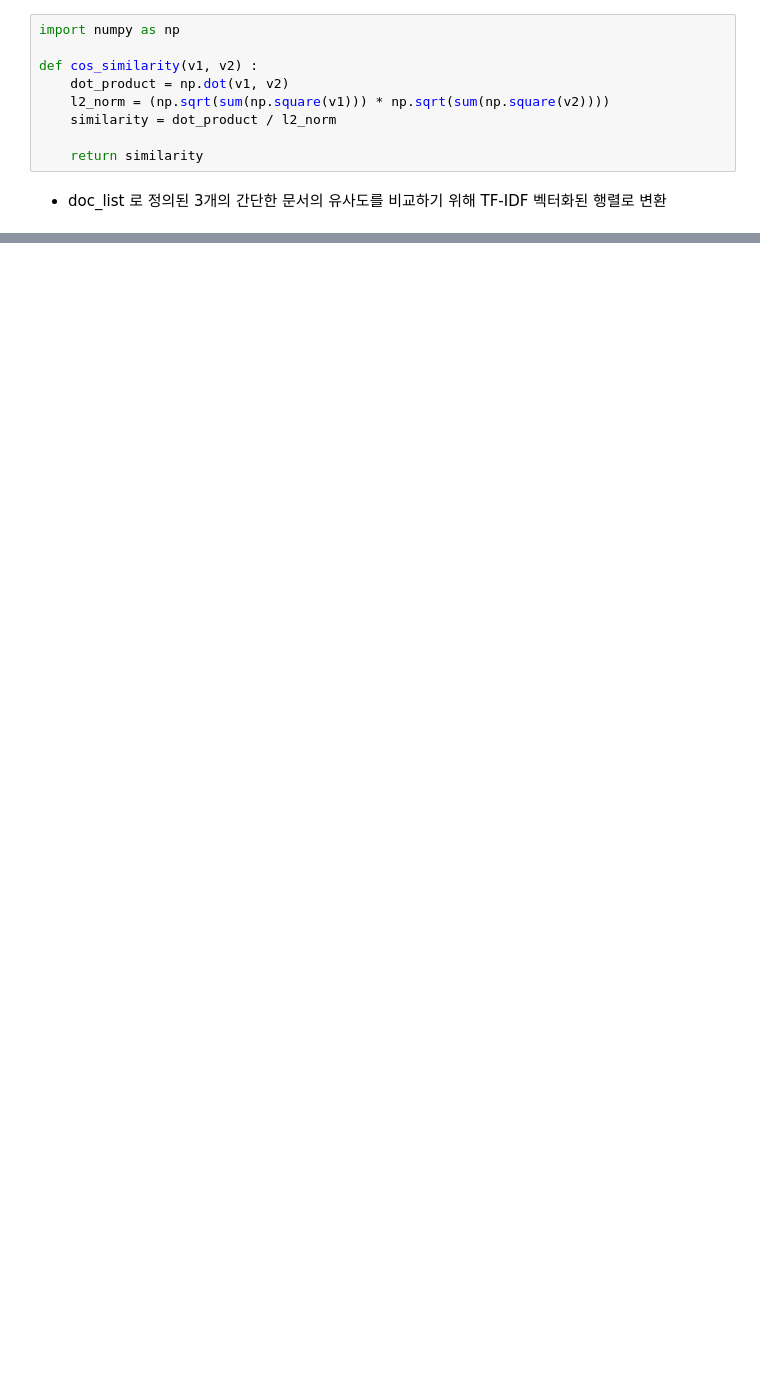
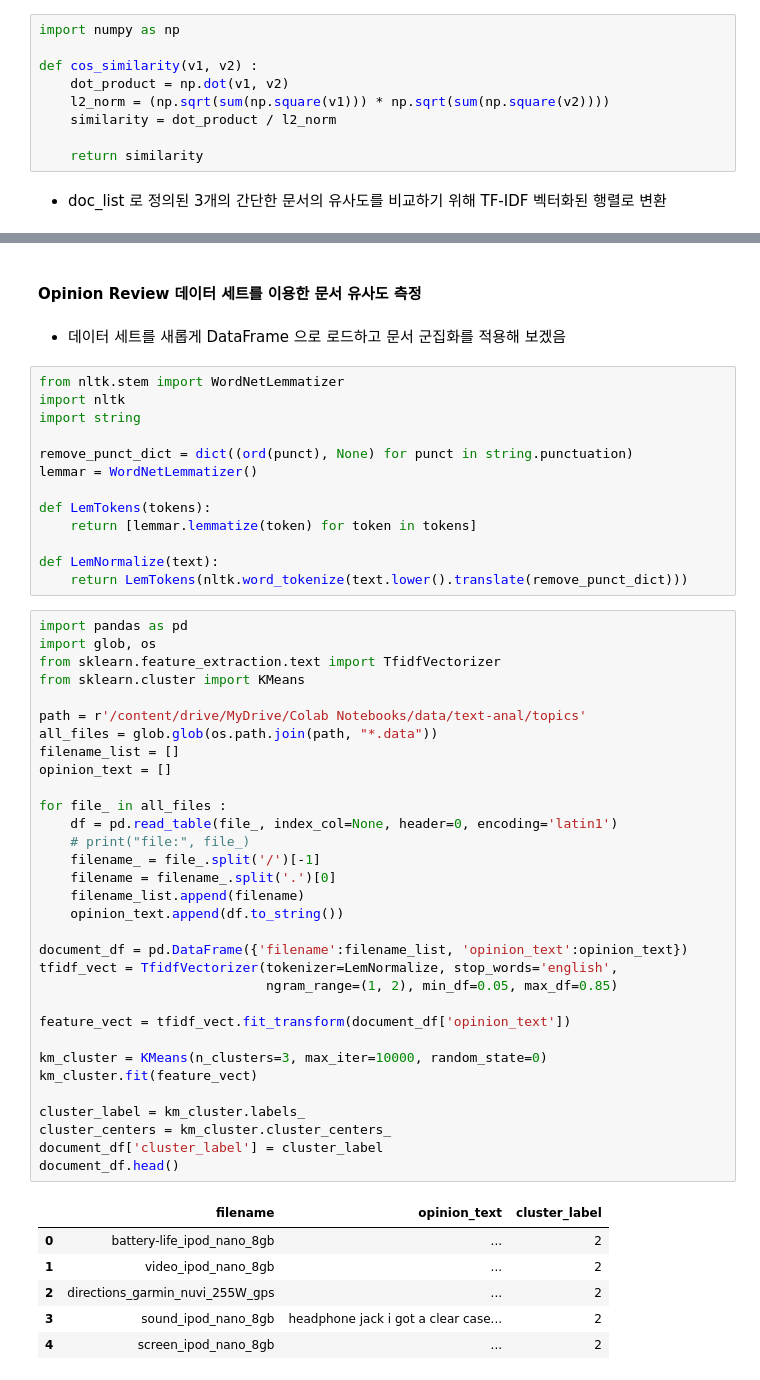
Before and after one commit to johyunkang/python-ml-guide, a Jupyter notebook: python_ml_perfect_guide_08_TextAnal_08문서유사도.ipynb, the cells around one changed output, grey strips where cells are left out. Cells and saved outputs as stored; diff of their text form; blank space fills up the shorter version.

```diff
--- a/python_ml_perfect_guide_08_TextAnal_08문서유사도.ipynb
+++ b/python_ml_perfect_guide_08_TextAnal_08문서유사도.ipynb
@@ -51,0 +162,56 @@ p.530 아래 부분(output 이후 부터)
+# %% [markdown]
+#### Opinion Review 데이터 세트를 이용한 문서 유사도 측정
+# %% [markdown]
+- 데이터 세트를 새롭게 DataFrame 으로 로드하고 문서 군집화를 적용해 보겠음
+# %%
+from nltk.stem import WordNetLemmatizer
+import nltk
+import string
+
+remove_punct_dict = dict((ord(punct), None) for punct in string.punctuation)
+lemmar = WordNetLemmatizer()
+
+def LemTokens(tokens):
+    return [lemmar.lemmatize(token) for token in tokens]
+
+def LemNormalize(text):
+    return LemTokens(nltk.word_tokenize(text.lower().translate(remove_punct_dict)))
+# %%
+import pandas as pd
+import glob, os
+from sklearn.feature_extraction.text import TfidfVectorizer
+from sklearn.cluster import KMeans
+
+path = r'/content/drive/MyDrive/Colab Notebooks/data/text-anal/topics'
+all_files = glob.glob(os.path.join(path, "*.data"))
+filename_list = []
+opinion_text = []
+
+for file_ in all_files :
+    df = pd.read_table(file_, index_col=None, header=0, encoding='latin1')
+    # print("file:", file_)
+    filename_ = file_.split('/')[-1]
+    filename = filename_.split('.')[0]
+    filename_list.append(filename)
+    opinion_text.append(df.to_string())
+
+document_df = pd.DataFrame({'filename':filename_list, 'opinion_text':opinion_text})
+tfidf_vect = TfidfVectorizer(tokenizer=LemNormalize, stop_words='english',
+                             ngram_range=(1, 2), min_df=0.05, max_df=0.85)
+
+feature_vect = tfidf_vect.fit_transform(document_df['opinion_text'])
+
+km_cluster = KMeans(n_clusters=3, max_iter=10000, random_state=0)
+km_cluster.fit(feature_vect)
+
+cluster_label = km_cluster.labels_
+cluster_centers = km_cluster.cluster_centers_
+document_df['cluster_label'] = cluster_label
+document_df.head()
+# %% [output]
+|  | filename | opinion_text | cluster_label |
+| 0 | battery-life_ipod_nano_8gb | ... | 2 |
+| 1 | video_ipod_nano_8gb | ... | 2 |
+| 2 | directions_garmin_nuvi_255W_gps | ... | 2 |
+| 3 | sound_ipod_nano_8gb | headphone jack i got a clear case... | 2 |
+| 4 | screen_ipod_nano_8gb | ... | 2 |
```
Also changed, not shown: parts of 16 cells of this notebook.
